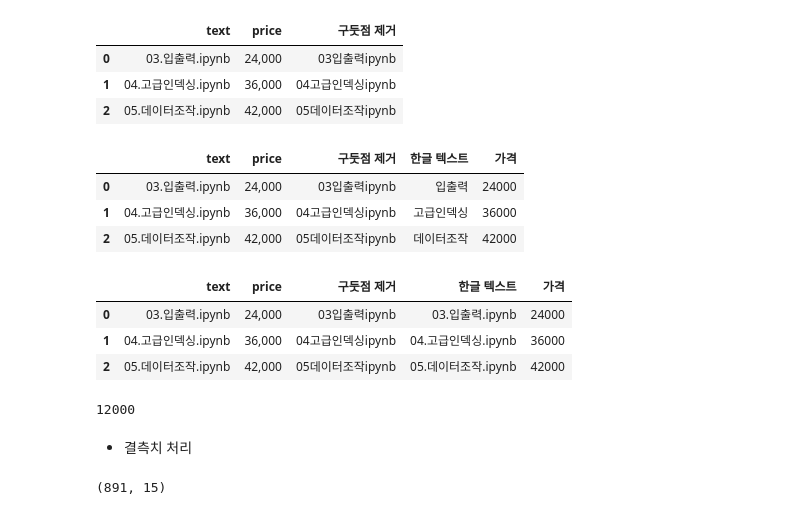
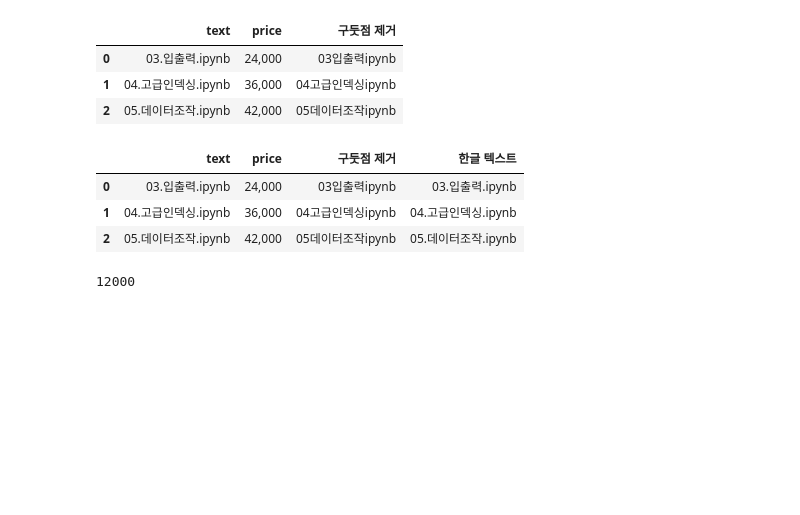
Before and after one commit to njy622/DataAnalysis-2023.09, a Jupyter notebook: 02.Pandas/05.데이터조작.ipynb, the cells around one changed output. Cells and saved outputs as stored; diff of their text form; code cells hidden in the pictures; blank space fills up the shorter version.

```diff
--- a/02.Pandas/05.데이터조작.ipynb
+++ b/02.Pandas/05.데이터조작.ipynb
@@ -340,32 +340,18 @@ df1
 | 2 | 05.데이터조작.ipynb | 42,000 | 05데이터조작ipynb |
 # %%
 # 한글 텍스트 열 생성               #regex (레귤러 익스프레션)
-# df1['한글 텍스트'] = df1.text.apply(lambda x: x.replace('[^ㄱ-ㅎ ㅏ-ㅣ 가-힣]', '')) - 구 판다스
-df1['한글 텍스트'] = df1.text.str.replace('[^ㄱ-ㅎ ㅏ-ㅣ 가-힣]', '', regex=True)
+df1['한글 텍스트'] = df1.text.apply(lambda x: x.replace('[^ㄱ-ㅎ ㅏ-ㅣ 가-힣]', ''))
 df1
 # %% [output]
-|  | text | price | 구둣점 제거 | 한글 텍스트 | 가격 |
-| 0 | 03.입출력.ipynb | 24,000 | 03입출력ipynb | 입출력 | 24000 |
-| 1 | 04.고급인덱싱.ipynb | 36,000 | 04고급인덱싱ipynb | 고급인덱싱 | 36000 |
-| 2 | 05.데이터조작.ipynb | 42,000 | 05데이터조작ipynb | 데이터조작 | 42000 |
+|  | text | price | 구둣점 제거 | 한글 텍스트 |
+| 0 | 03.입출력.ipynb | 24,000 | 03입출력ipynb | 03.입출력.ipynb |
+| 1 | 04.고급인덱싱.ipynb | 36,000 | 04고급인덱싱ipynb | 04.고급인덱싱.ipynb |
+| 2 | 05.데이터조작.ipynb | 42,000 | 05데이터조작ipynb | 05.데이터조작.ipynb |
 # %%
 # price 문자열을 정수로 변환하여 가격 열 생성
-df1['가격'] = df1.price.apply(lambda x: int(x.replace(',','')))
-df1
+df['가격'] = df.price.apply(lambda x: int(x.replace(',','')))
-# %% [output]
-|  | text | price | 구둣점 제거 | 한글 텍스트 | 가격 |
-| 0 | 03.입출력.ipynb | 24,000 | 03입출력ipynb | 03.입출력.ipynb | 24000 |
-| 1 | 04.고급인덱싱.ipynb | 36,000 | 04고급인덱싱ipynb | 04.고급인덱싱.ipynb | 36000 |
-| 2 | 05.데이터조작.ipynb | 42,000 | 05데이터조작ipynb | 05.데이터조작.ipynb | 42000 |
 # %%
 x = '12,000'
 int(x.replace(',',''))
 # %% [output]
 12000
-# %% [markdown]
-- 결측치 처리
-# %%
-dt = sns.load_dataset('titanic')   # titanic을 다시
-dt.shape
-# %% [output]
-(891, 15)
```
Also changed, not shown: parts of 33 cells of this notebook, 13 other files.
